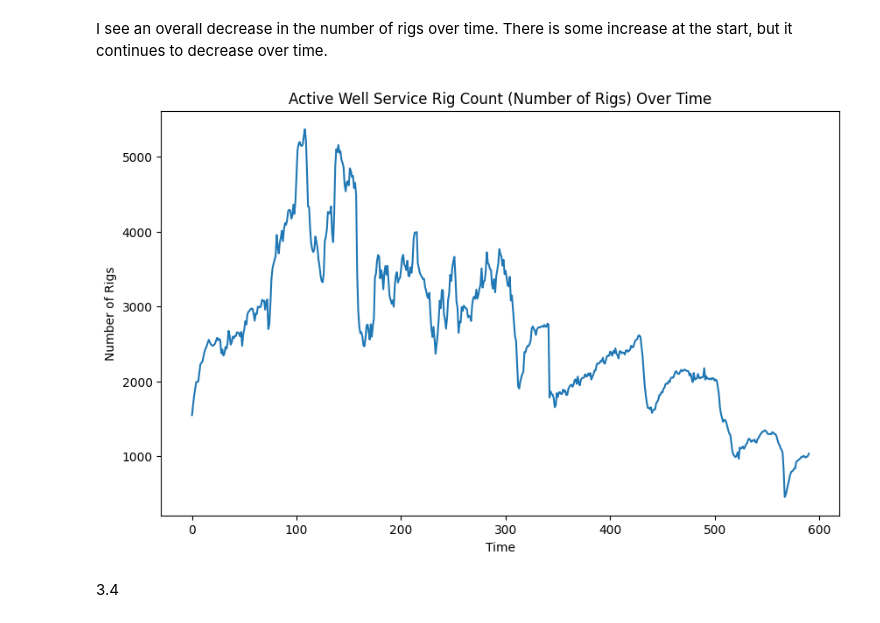
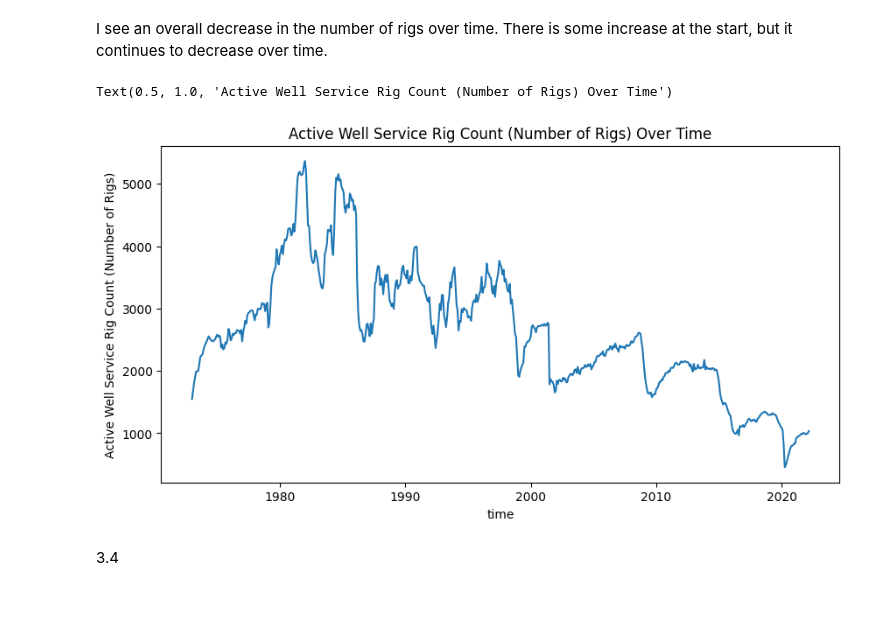
Before and after one commit to mchen899923/eda_assignment, a Jupyter notebook: Copy_of_assignment.ipynb, the cells around one changed output. Cells and saved outputs as stored; diff of their text form; code cells hidden in the pictures.

```diff
--- a/Copy_of_assignment.ipynb
+++ b/Copy_of_assignment.ipynb
@@ -325,11 +352,19 @@ drilling_df['time'] = pd.to_datetime(drilling_df['Month'], format='mixed')
 I see an overall decrease in the number of rigs over time. There is some increase at the start, but it continues to decrease over time.
 # %%
 drilling_df["Active Well Service Rig Count (Number of Rigs)"] = pd.to_numeric(drilling_df["Active Well Service Rig Count (Number of Rigs)"], errors='coerce')
-drilling_df["Active Well Service Rig Count (Number of Rigs)"].plot(figsize=(10, 6), title="Active Well Service Rig Count (Number of Rigs) Over Time")
-plt.ylabel('Number of Rigs')
-plt.xlabel('Time')
-plt.show()
+drilling_df.dropna(subset=["Active Well Service Rig Count (Number of Rigs)"], inplace=True)
+drilling_df["RigCount_log"] = np.log(drilling_df["Active Well Service Rig Count (Number of Rigs)"])
+
+plt.figure(figsize=(10,5))
+sns.lineplot(
+    data=drilling_df,
+    x="time",
+    y="Active Well Service Rig Count (Number of Rigs)"
+)
+
+plt.title("Active Well Service Rig Count (Number of Rigs) Over Time")
 # %% [output]
+Text(0.5, 1.0, 'Active Well Service Rig Count (Number of Rigs) Over Time')
-[figure, old version]
+[figure, new version]
 # %% [markdown]
 3.4
```
Also changed, not shown: parts of 15 cells of this notebook.
